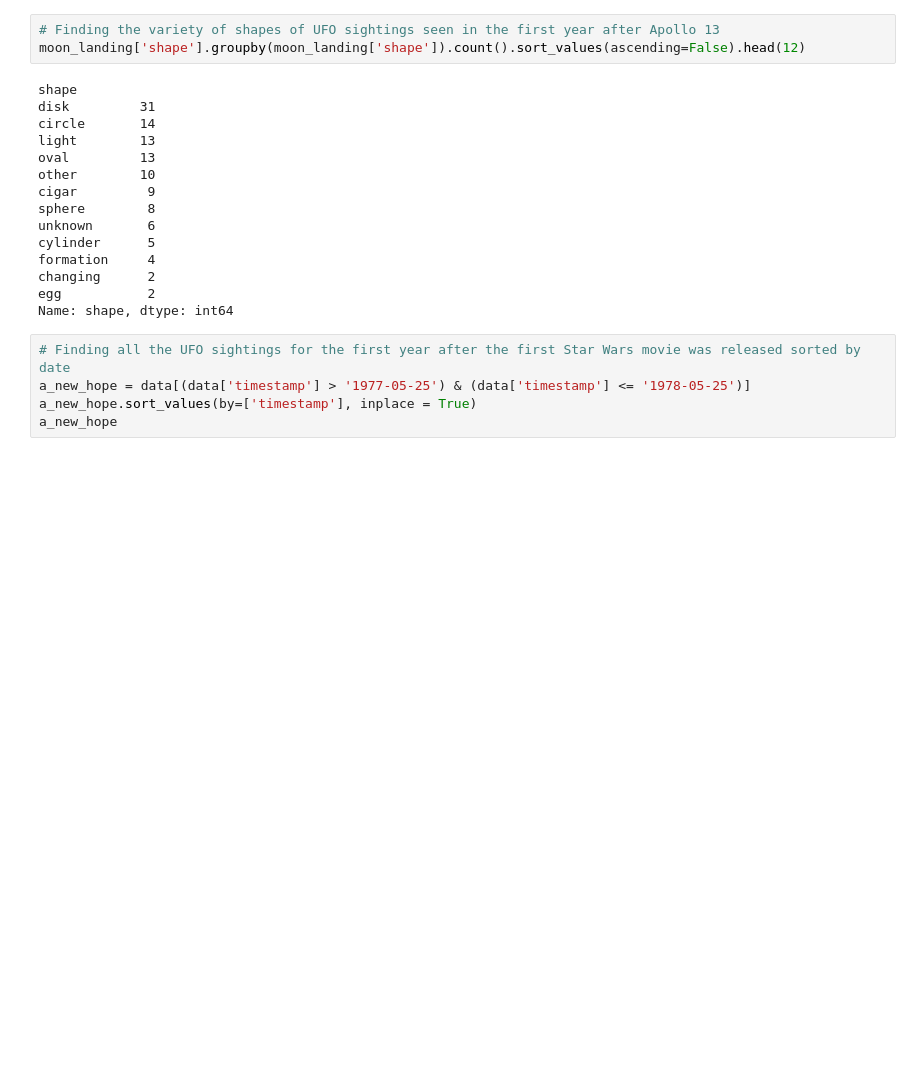
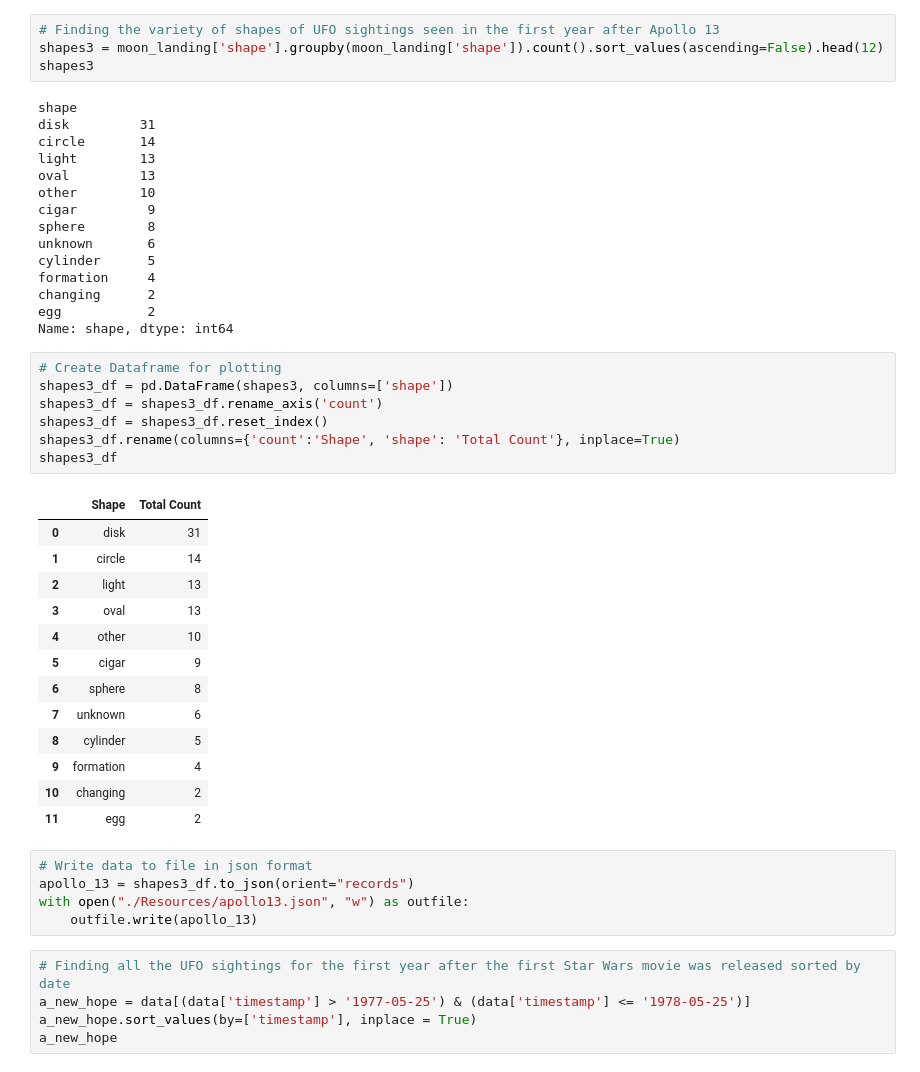
Before and after one commit to KalynA92/Group_Project_3, a Jupyter notebook: Analysis_Kalyn.ipynb, the cells around one changed output. Saved outputs shown, nothing was run; the diff lists cells and outputs as text; blank space fills up the shorter version.

```diff
--- a/Analysis_Kalyn.ipynb
+++ b/Analysis_Kalyn.ipynb
@@ -252,7 +298,8 @@ See the caveats in the documentation: https://pandas.pydata.org/pandas-docs/stab
 120 rows × 5 columns
 # %%
 # Finding the variety of shapes of UFO sightings seen in the first year after Apollo 13
-moon_landing['shape'].groupby(moon_landing['shape']).count().sort_values(ascending=False).head(12)
+shapes3 = moon_landing['shape'].groupby(moon_landing['shape']).count().sort_values(ascending=False).head(12)
+shapes3
 # %% [output]
 shape
 disk         31
@@ -268,6 +315,32 @@ formation     4
 changing      2
 egg           2
 Name: shape, dtype: int64
+# %%
+# Create Dataframe for plotting
+shapes3_df = pd.DataFrame(shapes3, columns=['shape'])
+shapes3_df = shapes3_df.rename_axis('count')
+shapes3_df = shapes3_df.reset_index()
+shapes3_df.rename(columns={'count':'Shape', 'shape': 'Total Count'}, inplace=True)
+shapes3_df
+# %% [output]
+|  | Shape | Total Count |
+| 0 | disk | 31 |
+| 1 | circle | 14 |
+| 2 | light | 13 |
+| 3 | oval | 13 |
+| 4 | other | 10 |
+| 5 | cigar | 9 |
+| 6 | sphere | 8 |
+| 7 | unknown | 6 |
+| 8 | cylinder | 5 |
+| 9 | formation | 4 |
+| 10 | changing | 2 |
+| 11 | egg | 2 |
+# %%
+# Write data to file in json format
+apollo_13 = shapes3_df.to_json(orient="records")
+with open("./Resources/apollo13.json", "w") as outfile:
+    outfile.write(apollo_13)
 # %%
 # Finding all the UFO sightings for the first year after the first Star Wars movie was released sorted by date
 a_new_hope = data[(data['timestamp'] > '1977-05-25') & (data['timestamp'] <= '1978-05-25')]
```
Also changed, not shown: parts of 19 cells of this notebook, 9 other files.
